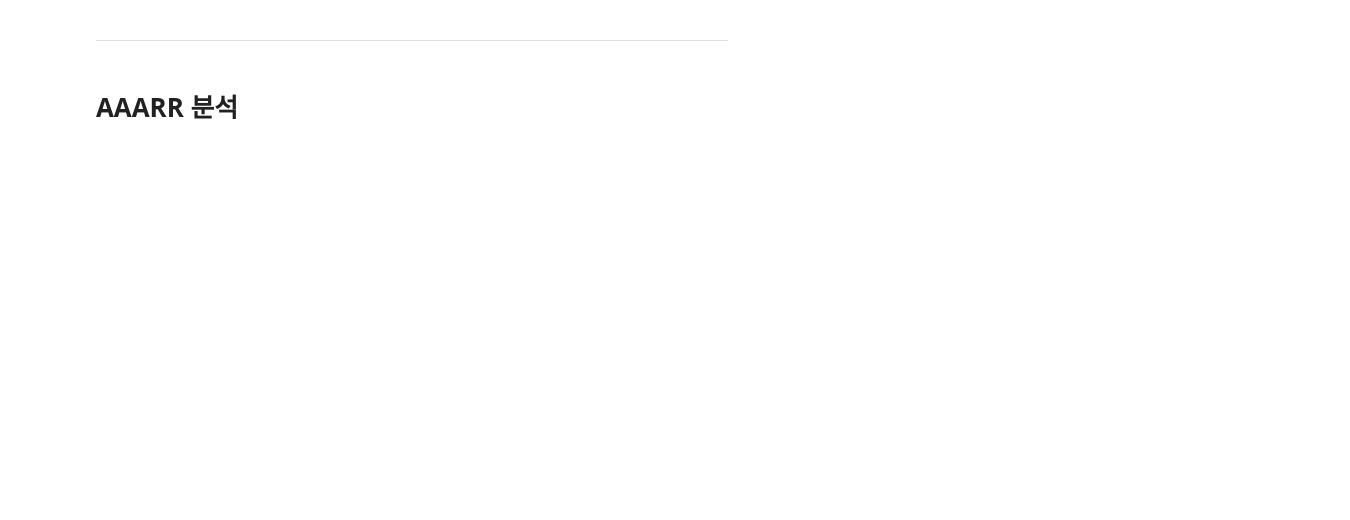
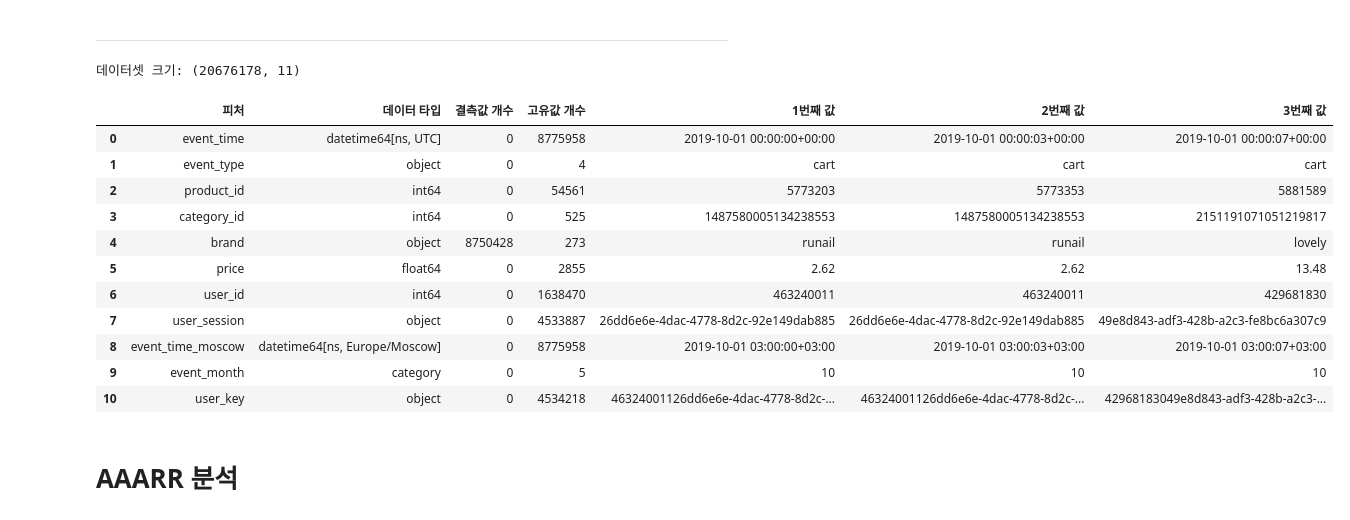
Before and after one commit to Blche/datathon_09, a Jupyter notebook: members/문세희/01_merged_dataset.ipynb, the cells around one changed output. Drawn from its saved outputs; the diff is of its cells as text; code cells hidden in the pictures; blank space fills up the shorter version.

```diff
--- a/members/문세희/01_baseEDA.ipynb
+++ b/members/문세희/01_merged_dataset.ipynb
@@ -260,3 +266,6 @@ resumetable(df,3)
+# %%
+# event_month에 결측치가 있는 행 제거
+df = df[~df['event_month'].isnull()]
 # %% [markdown]
 - price
 # %%
@@ -272,3 +281,5 @@ print("평균:", df['price'].mean())
 최댓값: 327.78
 최솟값: -79.37
 평균: 8.534892247006782
+# %%
+df = df[df['price'] >= 0]
@@ -274,0 +288,3 @@ print("평균:", df['price'].mean())
+# %%
+# user_id + user_session을 묶어서 복합키 생성
+df['user_key'] = df['user_id'].astype(str) + '' + df['user_session'].astype(str)
@@ -275,3 +297,19 @@ print("평균:", df['price'].mean())
 # %% [markdown]
 ---
+# %%
+resumetable(df,3)
+# %% [output]
+데이터셋 크기: (20676178, 11)
+|  | 피처 | 데이터 타입 | 결측값 개수 | 고유값 개수 | 1번째 값 | 2번째 값 | 3번째 값 |
+| 0 | event_time | datetime64[ns, UTC] | 0 | 8775958 | 2019-10-01 00:00:00+00:00 | 2019-10-01 00:00:03+00:00 | 2019-10-01 00:00:07+00:00 |
+| 1 | event_type | object | 0 | 4 | cart | cart | cart |
+| 2 | product_id | int64 | 0 | 54561 | 5773203 | 5773353 | 5881589 |
+| 3 | category_id | int64 | 0 | 525 | 1487580005134238553 | 1487580005134238553 | 2151191071051219817 |
+| 4 | brand | object | 8750428 | 273 | runail | runail | lovely |
+| 5 | price | float64 | 0 | 2855 | 2.62 | 2.62 | 13.48 |
+| 6 | user_id | int64 | 0 | 1638470 | 463240011 | 463240011 | 429681830 |
+| 7 | user_session | object | 0 | 4533887 | 26dd6e6e-4dac-4778-8d2c-92e149dab885 | 26dd6e6e-4dac-4778-8d2c-92e149dab885 | 49e8d843-adf3-428b-a2c3-fe8bc6a307c9 |
+| 8 | event_time_moscow | datetime64[ns, Europe/Moscow] | 0 | 8775958 | 2019-10-01 03:00:00+03:00 | 2019-10-01 03:00:03+03:00 | 2019-10-01 03:00:07+03:00 |
+| 9 | event_month | category | 0 | 5 | 10 | 10 | 10 |
+| 10 | user_key | object | 0 | 4534218 | 46324001126dd6e6e-4dac-4778-8d2c-... | 46324001126dd6e6e-4dac-4778-8d2c-... | 42968183049e8d843-adf3-428b-a2c3-... |
 # %%
```
Also changed, not shown: parts of 11 cells of this notebook, 2 other files.
